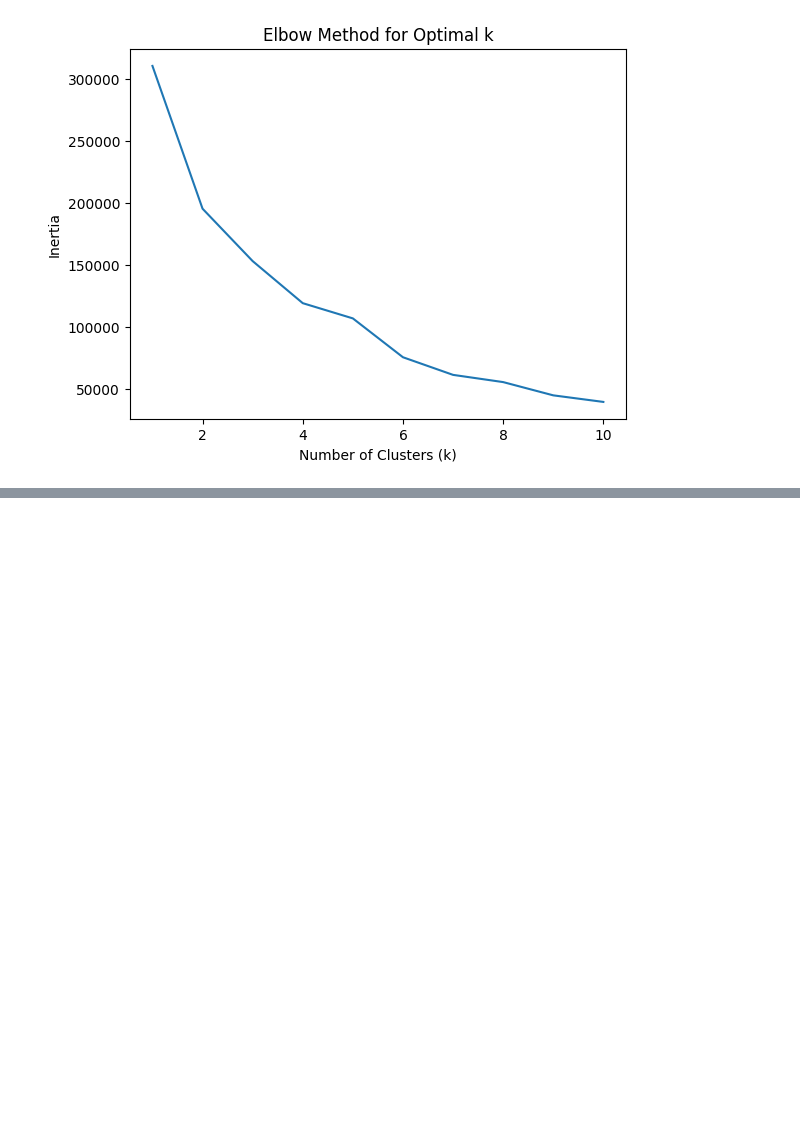
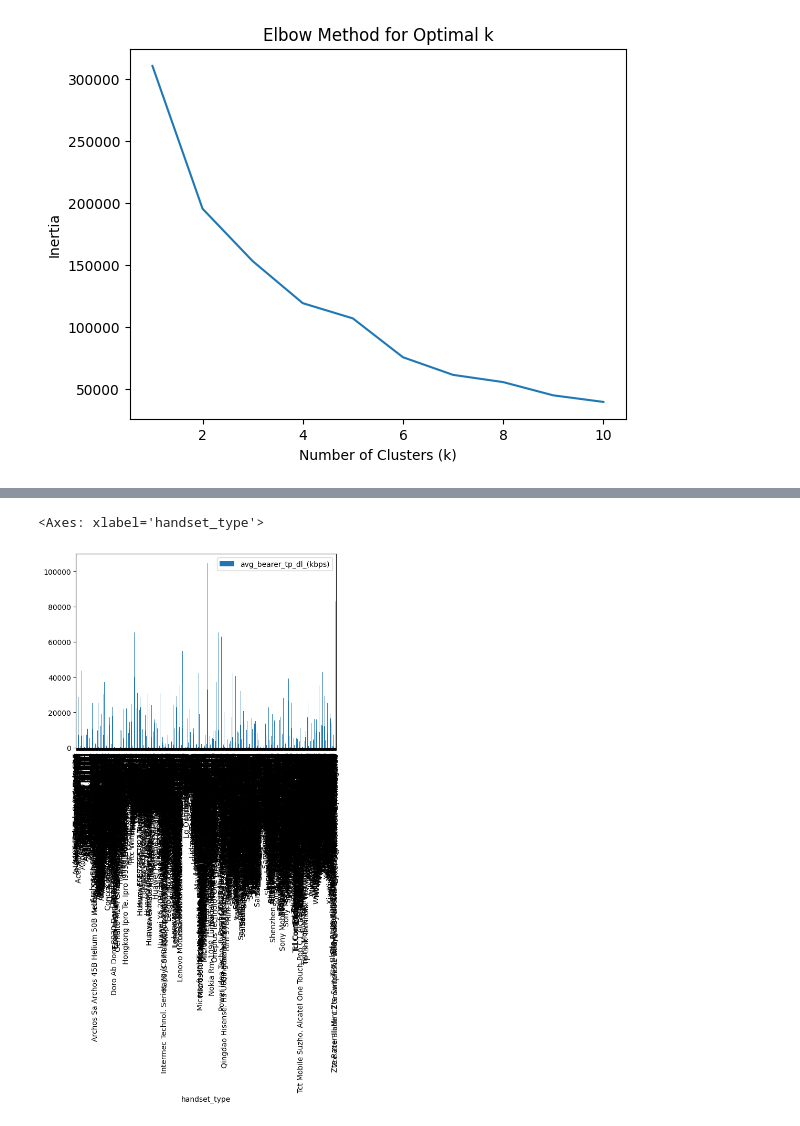
Before and after one commit to malzbanker/AIM-WEEK-2, a Jupyter notebook: notebooks/eda.ipynb, the cells around one changed output, grey strips where cells are left out. Saved outputs shown, nothing was run; the diff lists cells and outputs as text; code cells hidden in the pictures; blank space fills up the shorter version.

Commit message:
Satisfaction Analysis

```diff
--- a/notebooks/eda.ipynb
+++ b/notebooks/eda.ipynb
@@ -550,0 +568,8 @@ max         1.655882e+07      7.833131e+07      9.029696e+08
+# %%
+#Distribution Analysis:
+
+experience_dist = df[['handset_type', 'avg_bearer_tp_dl_(kbps)']].groupby('handset_type').mean()
+experience_dist.plot(kind='bar')
+# %% [output]
+<Axes: xlabel='handset_type'>
+[figure, added]
```
Also changed, not shown: parts of 8 cells of this notebook.
